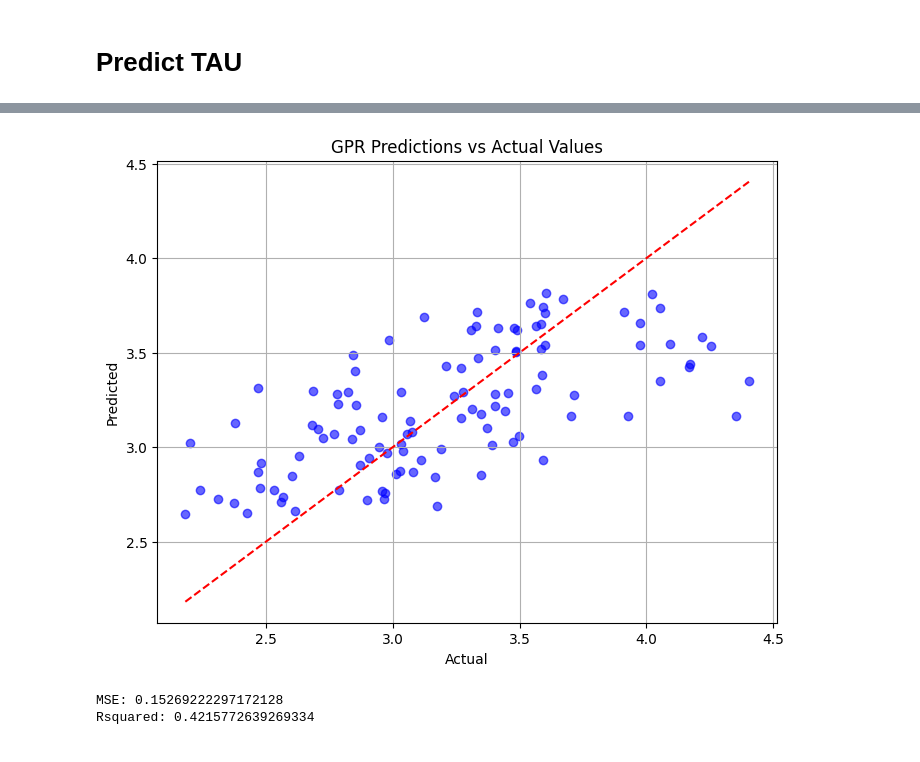
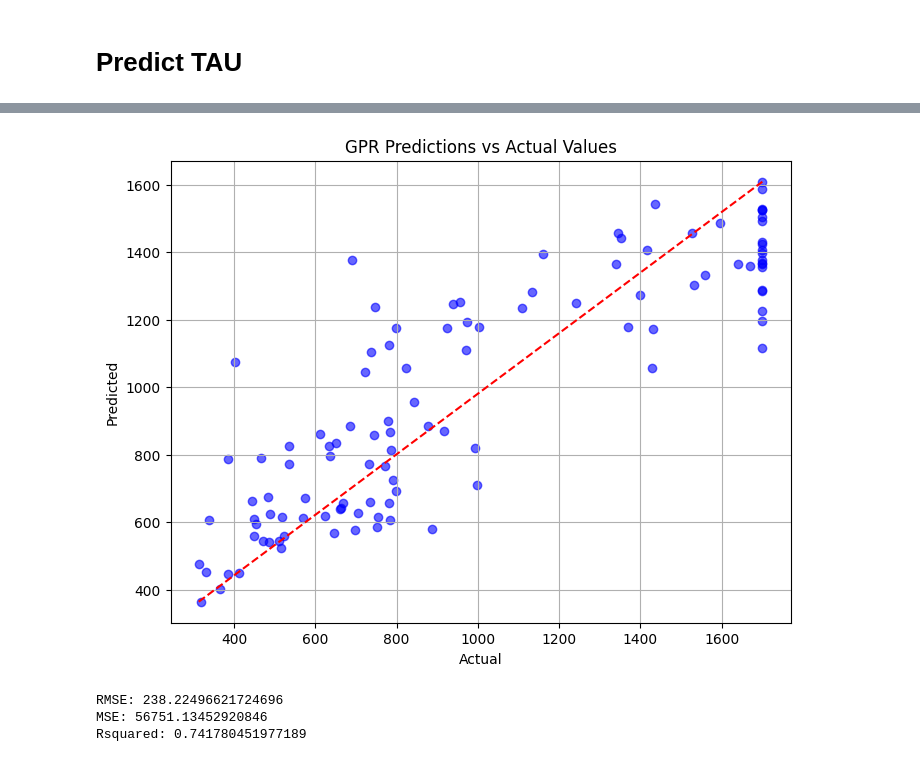
Before and after one commit to Aquila69420/adni-ml, a Jupyter notebook: huw_model.ipynb, the cells around one changed output, grey strips where cells are left out. Saved outputs shown, nothing was run; the diff lists cells and outputs as text; code cells hidden in the pictures.

```diff
--- a/huw_model.ipynb
+++ b/huw_model.ipynb
@@ -461,8 +638,8 @@ print(X_train.shape, X_test.shape, y_train.shape, y_test.shape)
 # %%
-kernel = 1.00 * RationalQuadratic(length_scale= 1e-1, alpha = 0.01)
+kernel = RationalQuadratic(length_scale= 1e1, alpha = 0.01)
 
 gpr = GaussianProcessRegressor(kernel=kernel,
-                               alpha = 0.51,
+                               alpha = 0.457,
                                n_restarts_optimizer= 30,
                                random_state=42,
                                normalize_y= True)
@@ -474,2 +651,8 @@ GaussianProcessRegressor(alpha=0.51,
                          n_restarts_optimizer=30, normalize_y=True,
                          random_state=42)
+# %%
+rs = np.random.randint(1,75)
+
+X_train, X_test, y_train, y_test = train_test_split(X, y, train_size=0.8, random_state=rs)
+
+rs
@@ -476,2 +663,5 @@ GaussianProcessRegressor(alpha=0.51,
+# %%
+target = 'ABETA_bl'
 # %%
-y_train['PTAU_bl']
+target_y_train = y_train[target]
+target_y_test  = y_test[target]
@@ -519,25 +698,26 @@ Rsquared: 0.5574398405700951
 # %%
 y_mean_test, y_std_train = gpr.predict(X_test, return_std= True)
 
-abeta_y_test = y_test['PTAU_bl']
-
-abeta_y_mean_test = y_mean_test[:,0]
+target_y_mean_test = y_mean_test[:,0]
 
 plt.figure(figsize=(8, 6))
-plt.scatter(abeta_y_test, abeta_y_mean_test, color='blue', alpha=0.6)
-plt.plot([abeta_y_test.min(), abeta_y_test.max()], [abeta_y_test.min(), abeta_y_test.max()], 'r--')  # reference line
+plt.scatter(target_y_test, target_y_mean_test, color='blue', alpha=0.6)
+plt.plot([target_y_test.min(), target_y_test.max()], [target_y_mean_test.min(), target_y_mean_test.max()], 'r--')  # reference line
 plt.xlabel("Actual")
 plt.ylabel("Predicted")
 plt.title("GPR Predictions vs Actual Values")
 plt.grid(True)
 plt.show()
 
-mse = mean_squared_error(abeta_y_test, abeta_y_mean_test)
-r2 = r2_score(abeta_y_test, abeta_y_mean_test)
+rmse = root_mean_squared_error(target_y_test, target_y_mean_test)
+mse = mean_squared_error(target_y_test, target_y_mean_test)
+r2 = r2_score(target_y_test, target_y_mean_test)
 
+print(f"RMSE: {rmse}")
 print(f"MSE: {mse}")
 print(f"Rsquared: {r2}")
 # %% [output]
-[figure, old version]
+[figure, new version]
-MSE: 0.15269222297172128
-Rsquared: 0.4215772639269334
+RMSE: 238.22496621724696
+MSE: 56751.13452920846
+Rsquared: 0.741780451977189
```
Also changed, not shown: parts of 40 cells of this notebook.
